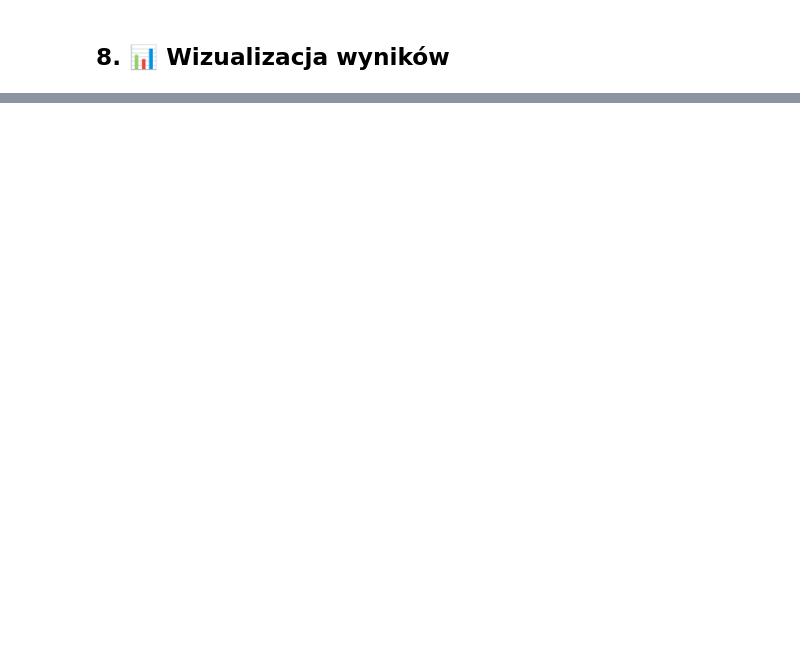
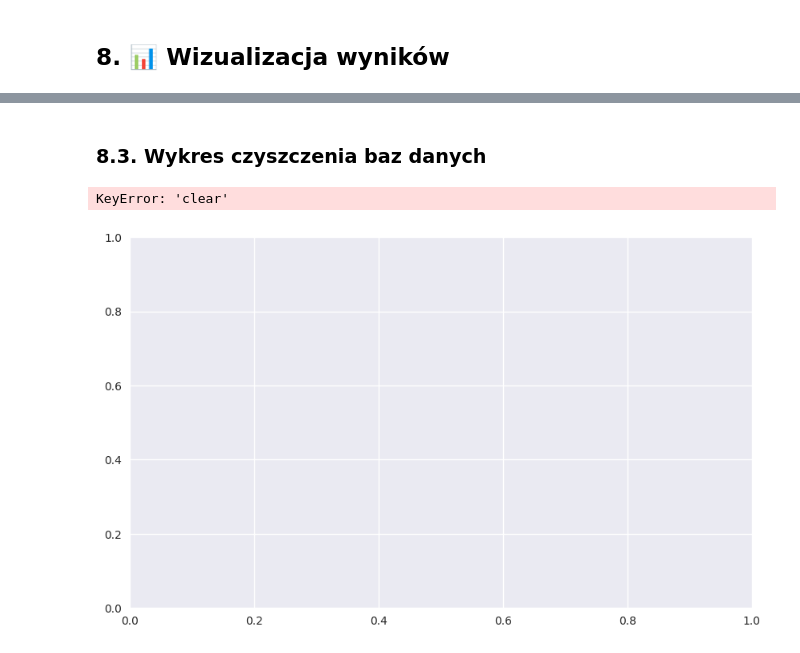
Before and after one commit to hubertwojcik/crypto-data-postgres-mongo-benchmark, a Jupyter notebook: benchmark_analysis.ipynb, the cells around one changed output, grey strips where cells are left out. Saved outputs shown, nothing was run; the diff lists cells and outputs as text; code cells hidden in the pictures; blank space fills up the shorter version.

```diff
--- a/benchmark_analysis.ipynb
+++ b/benchmark_analysis.ipynb
@@ -658,3 +1431,52 @@ for test_name, result in results_1m["crud"].items():
+# %% [markdown]
+### 8.3. Wykres czyszczenia baz danych
+# %%
+
+
+# Wykres czyszczenia baz danych
+fig, ax = plt.subplots(1, 1, figsize=(10, 6))
+
+sizes = ['10k', '100k', '1M']
+pg_clear_times = [
+    results_10k['clear']['postgresql'],
+    results_100k['clear']['postgresql'],
+    results_1m['clear']['postgresql']
+]
+mongo_clear_times = [
+    results_10k['clear']['mongodb'],
+    results_100k['clear']['mongodb'],
+    results_1m['clear']['mongodb']
+]
+
+x = np.arange(len(sizes))
+width = 0.35
+
+bars1 = ax.bar(x - width/2, pg_clear_times, width, label='PostgreSQL', alpha=0.8, color='#3366cc')
+bars2 = ax.bar(x + width/2, mongo_clear_times, width, label='MongoDB', alpha=0.8, color='#00cc66')
+
+ax.set_xlabel('Rozmiar danych', fontsize=12)
+ax.set_ylabel('Czas czyszczenia (s)', fontsize=12)
+ax.set_title('Czas czyszczenia baz danych', fontsize=14, fontweight='bold')
+ax.set_xticks(x)
+ax.set_xticklabels(sizes)
+ax.legend(fontsize=11)
+ax.grid(True, alpha=0.3, axis='y')
+
+# Dodaj wartości na słupkach
+for bars in [bars1, bars2]:
+    for bar in bars:
+        height = bar.get_height()
+        ax.text(bar.get_x() + bar.get_width()/2., height,
+                f'{height:.4f}s',
+                ha='center', va='bottom', fontsize=9)
+
+plt.tight_layout()
+plt.show()
+
+print("✅ Wykres czyszczenia baz danych wygenerowany!")
+# %% [output]
+KeyError: 'clear'
+[figure, added]
 # %%
 # Wizualizacja wyników - porównanie czasów ładowania
 fig, axes = plt.subplots(2, 2, figsize=(16, 12))
```
Also changed, not shown: parts of 36 cells of this notebook, 22 other files.
